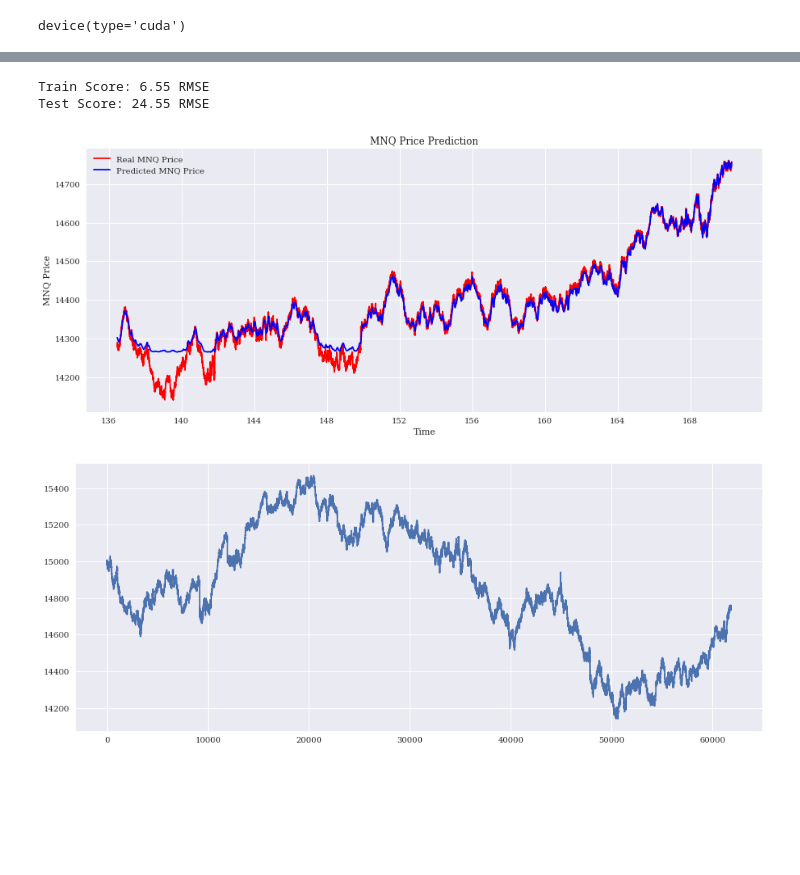
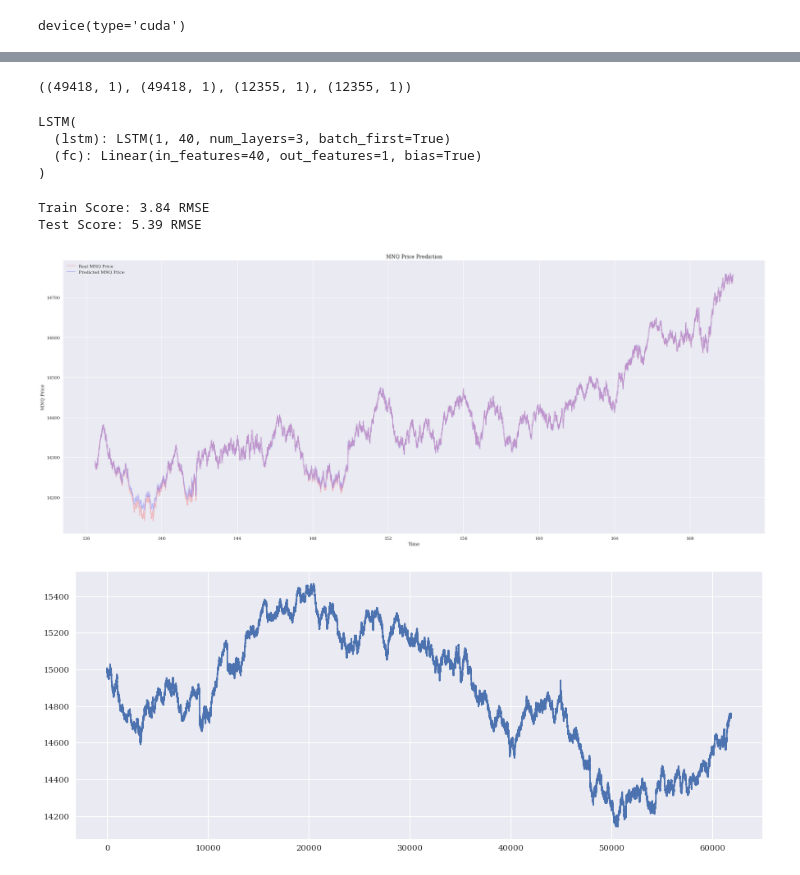
Before and after one commit to shmalex/test_fisher_eda, a Jupyter notebook: jn/04_trading_lstm_kaggle_copypaste.ipynb, the cells around one changed output, grey strips where cells are left out. Saved outputs shown, nothing was run; the diff lists cells and outputs as text; code cells hidden in the pictures; blank space fills up the shorter version.

```diff
--- a/jn/04_trading_lstm_kaggle_copypaste.ipynb
+++ b/jn/04_trading_lstm_kaggle_copypaste.ipynb
@@ -79,8 +79,8 @@ x_test.shape =  (12355, 59, 1)
 y_test.shape =  (12355, 1)
 # %%
 # make training and test sets in torch
-x_train = torch.from_numpy(x_train).type(torch.Tensor).to(device)
-x_test = torch.from_numpy(x_test).type(torch.Tensor).to(device)
+X_train = torch.from_numpy(X_train).type(torch.Tensor).to(device)
+X_test = torch.from_numpy(X_test).type(torch.Tensor).to(device)
 y_train = torch.from_numpy(y_train).type(torch.Tensor).to(device)
 y_test = torch.from_numpy(y_test).type(torch.Tensor).to(device)
 # %%
@@ -91,8 +91,8 @@ y_train.size(),x_train.size()
 # Build model
 #####################
 input_dim = 1
-hidden_dim = 32
-num_layers = 2
+hidden_dim = 40
+num_layers = 3
 output_dim = 1
 
 
@@ -204,0 +227,3 @@ plt.show()
+# %%
+# make predictions
+y_test_pred = model(X_test)
@@ -205,37 +252,45 @@ plt.show()
 # %%
-# make predictions
-y_test_pred = model(x_test)
-
 # invert predictions
-y_train_pred = scaler.inverse_transform(y_train_pred.to('cpu').detach().numpy())
-y_train = scaler.inverse_transform(y_train.to('cpu').detach().numpy())
-y_test_pred = scaler.inverse_transform(y_test_pred.to('cpu').detach().numpy())
-y_test = scaler.inverse_transform(y_test.to('cpu').detach().numpy())
-
-# calculate root mean squared error
-trainScore = math.sqrt(mean_squared_error(y_train[:,0], y_train_pred[:,0]))
-print('Train Score: %.2f RMSE' % (trainScore))
-testScore = math.sqrt(mean_squared_error(y_test[:,0], y_test_pred[:,0]))
-print('Test Score: %.2f RMSE' % (testScore))
+y_train_pred_inv = scaler.inverse_transform(y_train_pred.to('cpu').detach().numpy())
+y_train_inv = scaler.inverse_transform(y_train.to('cpu').detach().numpy())
+y_test_pred_inv = scaler.inverse_transform(y_test_pred.to('cpu').detach().numpy())
+y_test_inv = scaler.inverse_transform(y_test.to('cpu').detach().numpy())
-# %% [output]
-Train Score: 6.55 RMSE
-Test Score: 24.55 RMSE
+# %%
+y_train_pred_inv.shape, y_train_inv.shape, y_test_pred_inv.shape, y_test_inv.shape,
+# %% [output]
+((49418, 1), (49418, 1), (12355, 1), (12355, 1))
+# %%
+model.eval()
+# %% [output]
+LSTM(
+  (lstm): LSTM(1, 40, num_layers=3, batch_first=True)
+  (fc): Linear(in_features=40, out_features=1, bias=True)
+)
+# %%
+# calculate root mean squared error
+trainScore = math.sqrt(mean_squared_error(y_train_inv[:,0], y_train_pred_inv[:,0]))
+print('Train Score: %.2f RMSE' % (trainScore))
+testScore = math.sqrt(mean_squared_error(y_test_inv[:,0], y_test_pred_inv[:,0]))
+print('Test Score: %.2f RMSE' % (testScore))
+# %% [output]
+Train Score: 3.84 RMSE
+Test Score: 5.39 RMSE
 # %%
 # Visualising the results
-figure, axes = plt.subplots(figsize=(15, 6))
+figure, axes = plt.subplots(figsize=(30, 12))
 axes.xaxis_date()
 
-axes.plot(df[len(df)-len(y_test):].index, y_test, color = 'red', label = 'Real MNQ Price')
-axes.plot(df[len(df)-len(y_test):].index, y_test_pred, color = 'blue', label = 'Predicted MNQ Price')
+axes.plot(df[len(df)-len(y_test_inv):].index, y_test_inv, color = 'red', label = 'Real MNQ Price', alpha=0.2)
+axes.plot(df[len(df)-len(y_test_inv):].index, y_test_pred_inv, color = 'blue', label = 'Predicted MNQ Price', alpha=0.2)
 #axes.xticks(np.arange(0,394,50))
 plt.title('MNQ Price Prediction')
 plt.xlabel('Time')
 plt.ylabel('MNQ Price')
 plt.legend()
 # plt.savefig('ibm_pred.png')
 plt.show()
 # %% [output]
-[figure, old version]
+[figure, new version]
 # %%
 plt.figure(figsize=(15, 6))
 plt.plot(df['close'])
```
Also changed, not shown: parts of 11 cells of this notebook, 2 other files.
